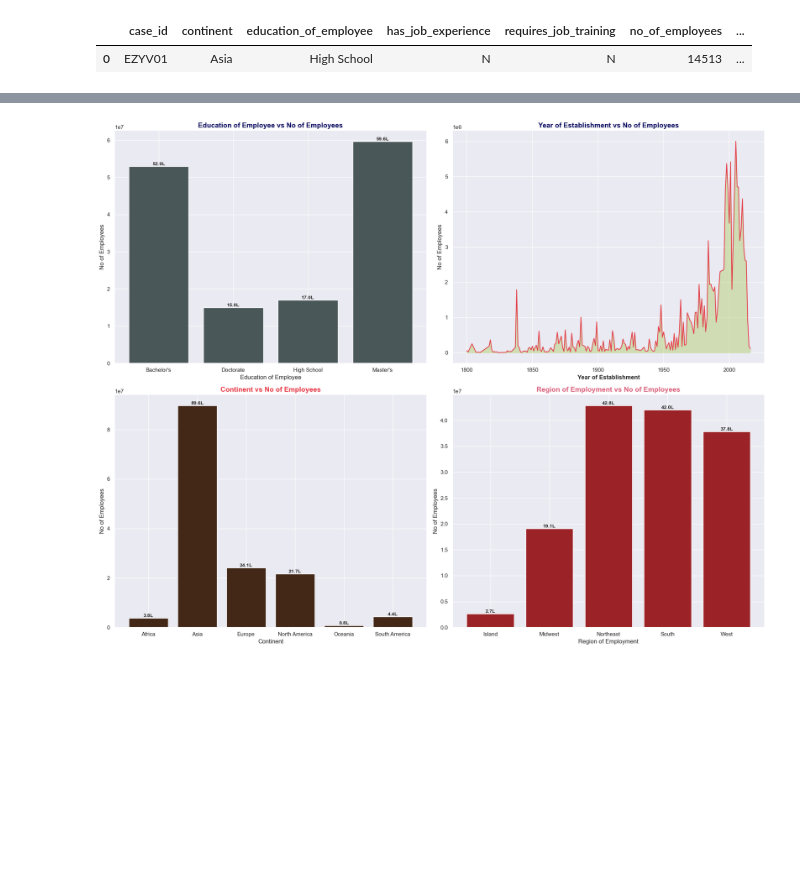
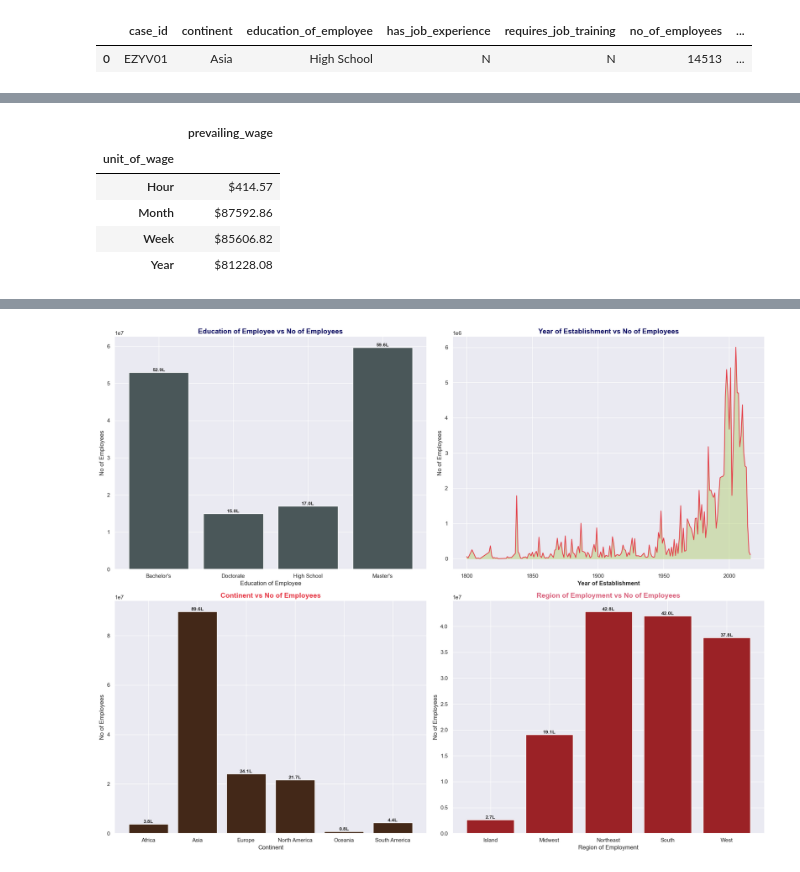
Before and after one commit to Vinodkumar-yerraballi/USA-Visa-Status-Project, a Jupyter notebook: notebook/EDA.ipynb, the cells around one changed output, grey strips where cells are left out. Drawn from its saved outputs; the diff is of its cells as text; code cells hidden in the pictures; blank space fills up the shorter version.

```diff
--- a/notebook/EDA.ipynb
+++ b/notebook/EDA.ipynb
@@ -59,0 +78,11 @@ data.head(1)
+# %%
+# Hourly and month and year wise average wage
+unit_wage=data.groupby('unit_of_wage')['prevailing_wage'].mean().to_frame()
+unit_wage.style.format('${:.2f}').background_gradient(cmap='gist_heat')
+# %% [output]
+|  | prevailing_wage |
+| unit_of_wage |  |
+| Hour | $414.57 |
+| Month | $87592.86 |
+| Week | $85606.82 |
+| Year | $81228.08 |
```
Also changed, not shown: parts of 5 cells of this notebook.
